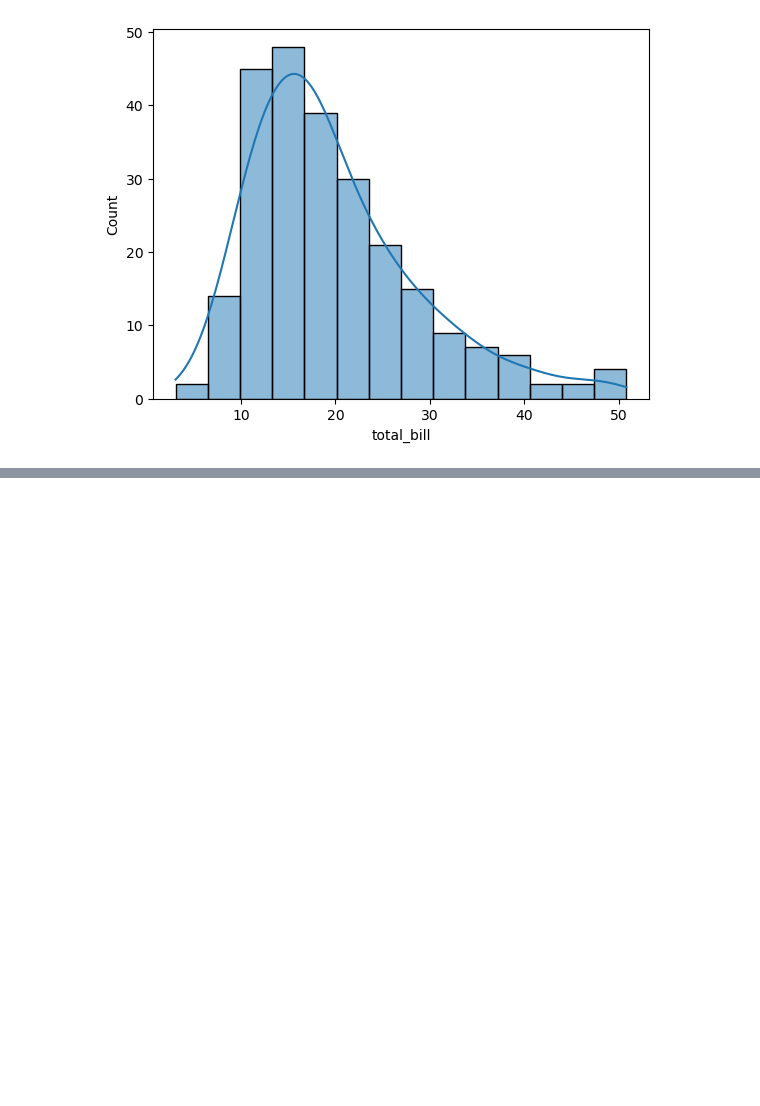
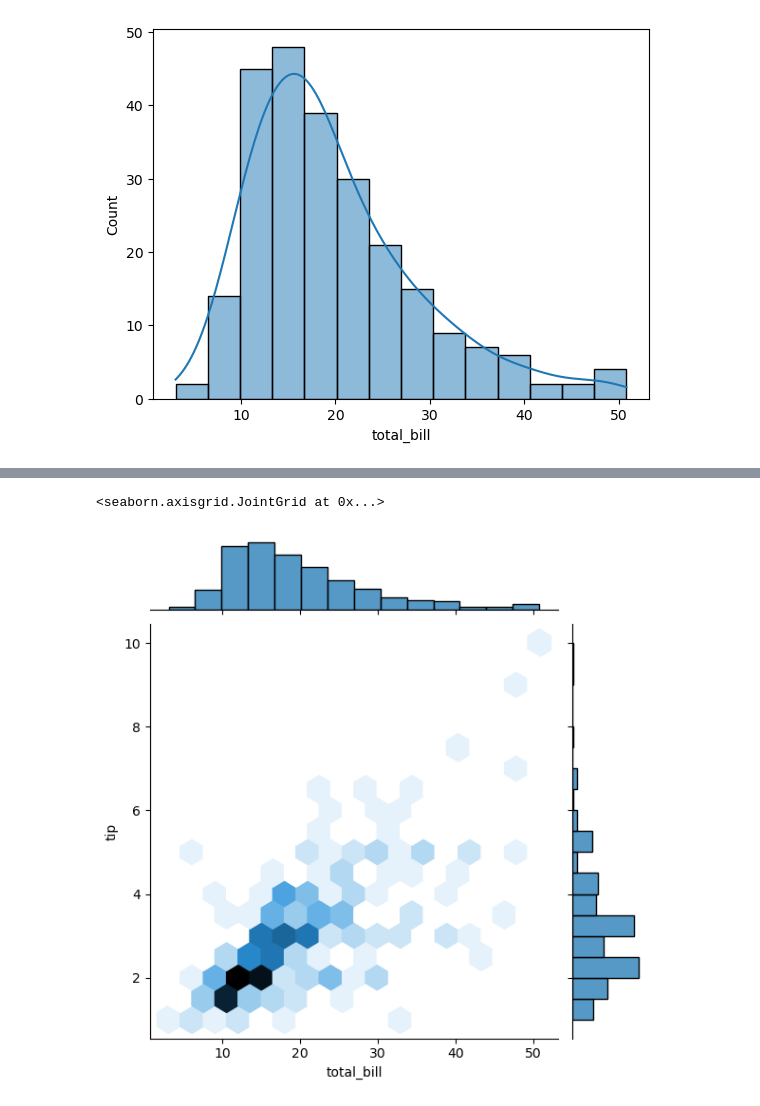
Before and after one commit to mdnaim2004/NOTE_ARCHIVE, a Jupyter notebook: seabron/seaborn.ipynb, the cells around one changed output, grey strips where cells are left out. Saved outputs shown, nothing was run; the diff lists cells and outputs as text; code cells hidden in the pictures; blank space fills up the shorter version.

```diff
--- a/seabron/seaborn.ipynb
+++ b/seabron/seaborn.ipynb
@@ -82,0 +94,10 @@ sns.histplot(data=data, x='total_bill')
+# %%
+sns.jointplot(
+    data = data,
+    x='total_bill',
+    y='tip',
+    kind='hex'
+)
+# %% [output]
+<seaborn.axisgrid.JointGrid at 0x...>
+[figure, added]
```
Also changed, not shown: parts of 3 cells of this notebook.
